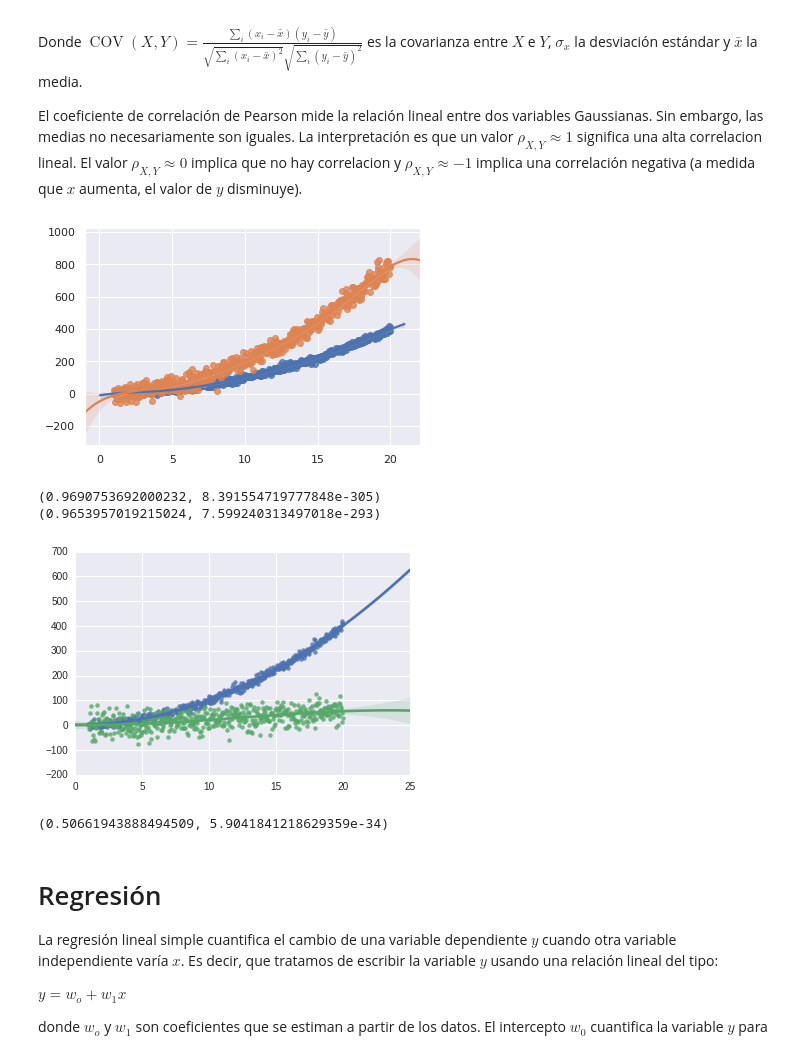
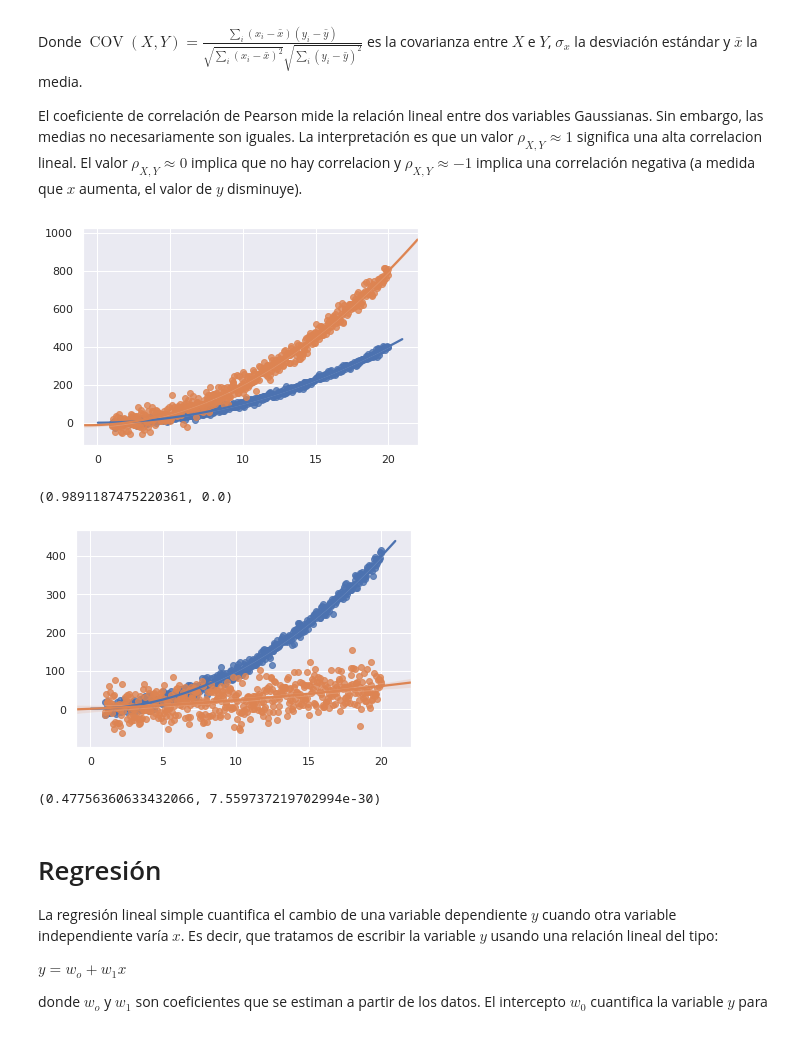
Before and after one commit to sherna90/analisis_algoritmos, a Jupyter notebook: 2.-diseno_experimentos.ipynb, the cells around one changed output. Drawn from its saved outputs; the diff is of its cells as text; code cells hidden in the pictures.

```diff
--- a/2.-diseno_experimentos.ipynb
+++ b/2.-diseno_experimentos.ipynb
@@ -69,21 +89,19 @@ El coeficiente de correlación de Pearson mide la relación lineal entre dos var
 # %%
 samples=500
 
 x=np.linspace(1,20,samples)
 
 y_5=x**2+np.random.normal(0,10,samples)
 y_6=2*x**2+np.random.normal(0,30,samples)
 
-sns.regplot(x=x, y=y_5, fit_reg=True,order=6)
-sns.regplot(x=x, y=y_6, fit_reg=True,order=6)
+sns.regplot(x=x, y=y_5, fit_reg=True,order=2)
+sns.regplot(x=x, y=y_6, fit_reg=True,order=2)
 plt.show()
 
-print(stats.pearsonr(y_5, x))
-print(stats.pearsonr(y_6, x))
+print(stats.pearsonr(y_5, y_6))
 # %% [output]
-[figure, old version]
+[figure, new version]
-(0.9690753692000232, 8.391554719777848e-305)
-(0.9653957019215024, 7.599240313497018e-293)
+(0.9891187475220361, 0.0)
 # %%
 import math
 
@@ -95,13 +113,13 @@ y_7=x**2+np.random.normal(0,10,samples)
 y_8=x*np.log(x)+np.random.normal(0,30,samples)
 
 sns.regplot(x=x, y=y_7, fit_reg=True,order=2)
-sns.regplot(x=x, y=y_8, fit_reg=True,order=3)
+sns.regplot(x=x, y=y_8, fit_reg=True,order=2)
 plt.show()
 
-print stats.pearsonr(y_7, y_8)
+print(stats.pearsonr(y_7, y_8))
 # %% [output]
-[figure, old version]
+[figure, new version]
-(0.50661943888494509, 5.9041841218629359e-34)
+(0.47756360633432066, 7.559737219702994e-30)
 # %% [markdown]
 # Regresión
 
```
Also changed, not shown: parts of 4 cells of this notebook, 2 other files.
